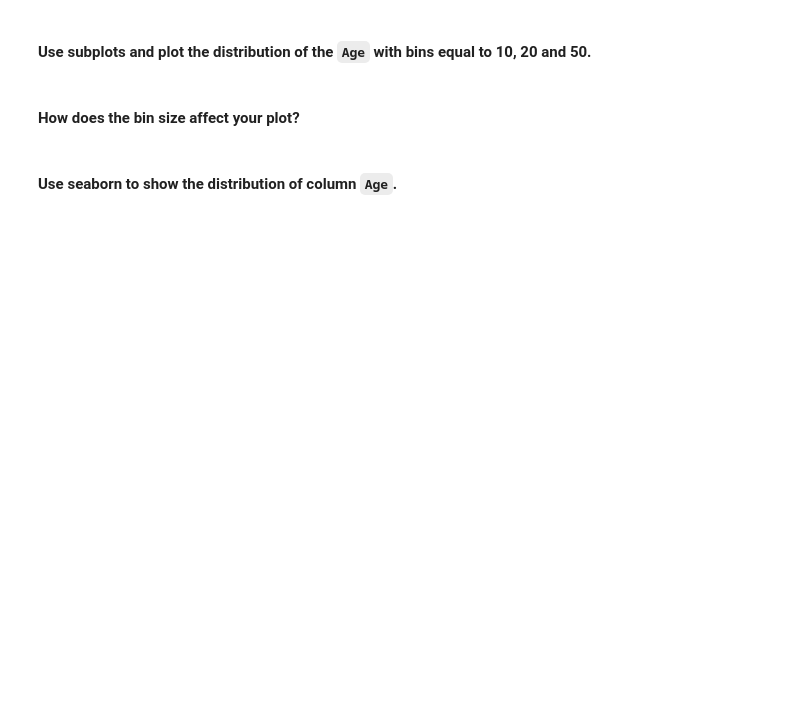
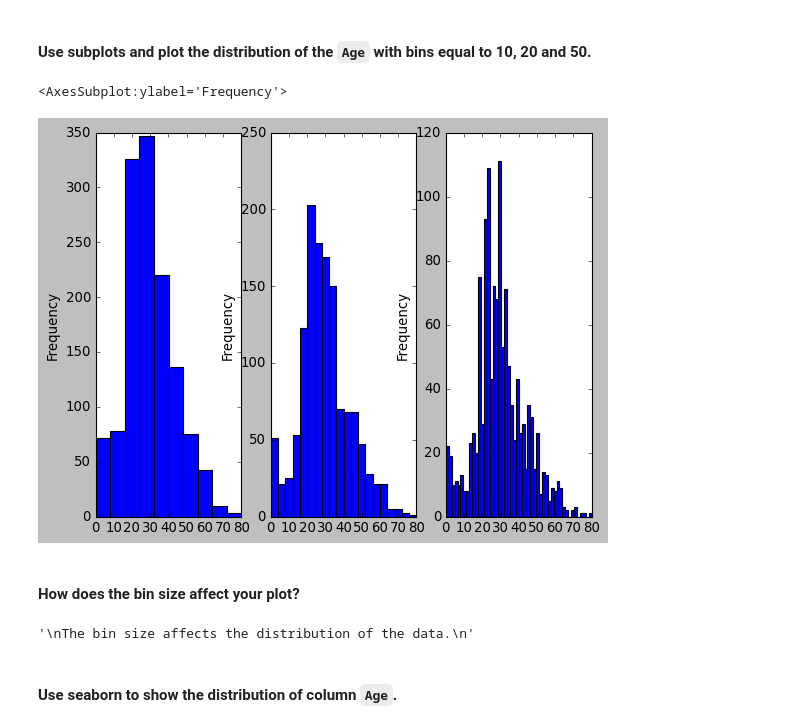
Before and after one commit to Ironhack-Data-Madrid-Marzo-2022/5.2-lab-matplotlib-seaborn, a Jupyter notebook: your-code/main.ipynb, the cells around one changed output. Saved outputs shown, nothing was run; the diff lists cells and outputs as text; code cells hidden in the pictures; blank space fills up the shorter version.

```diff
--- a/your-code/main.ipynb
+++ b/your-code/main.ipynb
@@ -76,2 +124,13 @@ How the average number of steps change by month. Use the appropriate visualizati
+# %%
+plt.subplot(1,3,1)
+titanic['Age'].plot(kind='hist', bins=10)
+plt.subplot(1,3,2)
+titanic['Age'].plot(kind='hist', bins=20)
+plt.subplot(1,3,3)
+titanic['Age'].plot(kind='hist', bins=50)
+# plt.savefig('../figures/age_distribution_subplots.png')
+# %% [output]
+<AxesSubplot:ylabel='Frequency'>
+[figure, added]
 # %% [markdown]
 #### How does the bin size affect your plot?
@@ -82,2 +137,8 @@ your comments here
+# %%
+"""
+The bin size affects the distribution of the data.
+"""
+# %% [output]
+'\nThe bin size affects the distribution of the data.\n'
 # %% [markdown]
 #### Use seaborn to show the distribution of column `Age`.
```
Also changed, not shown: parts of 56 cells of this notebook, 13 other files.
